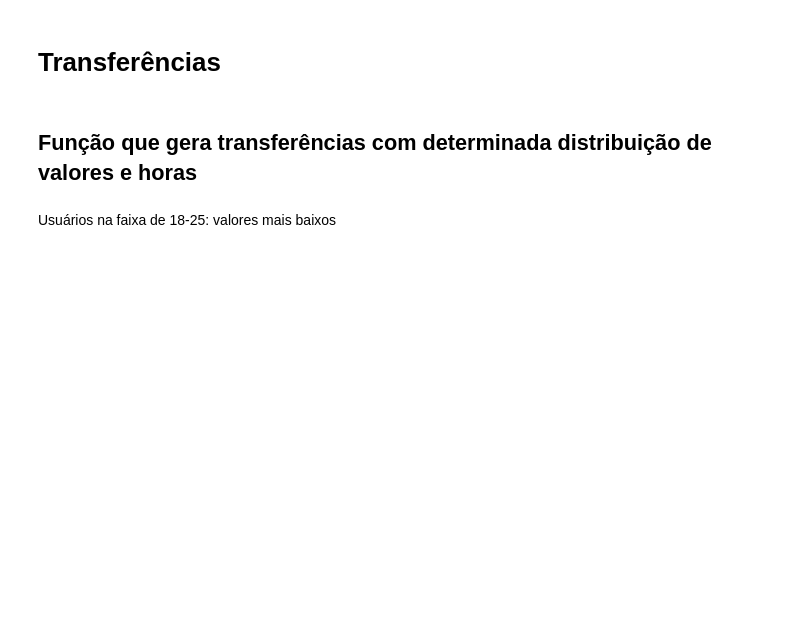
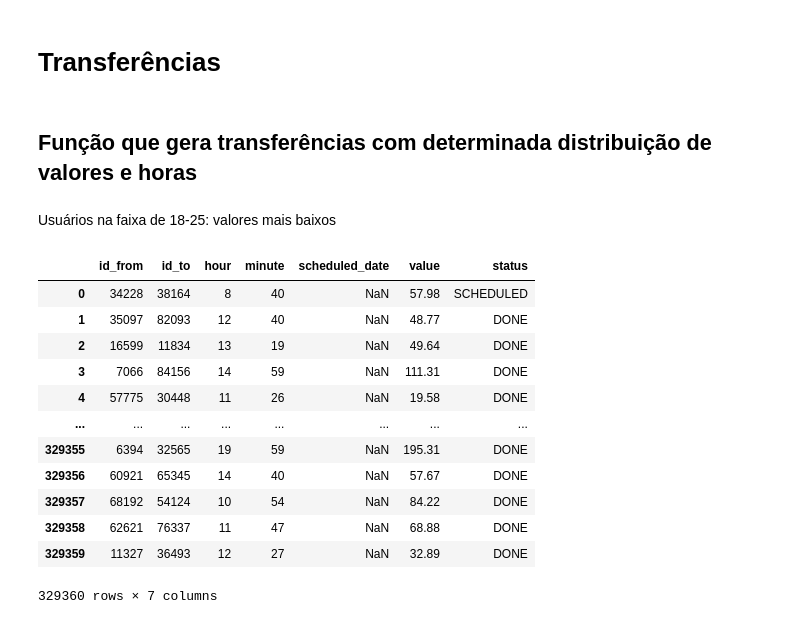
Before and after one commit to rubcube-guilhermetomiasi/mocking, a Jupyter notebook: mocking.ipynb, the cells around one changed output. Cells and saved outputs as stored; diff of their text form; code cells hidden in the pictures; blank space fills up the shorter version.

```diff
--- a/mocking.ipynb
+++ b/mocking.ipynb
@@ -450,9 +552,9 @@ def add_user_info(transfers: pd.DataFrame):
 Usuários na faixa de 18-25: valores mais baixos
 # %%
 user_subpopulation = users['age'].between(18, 25)
-subpopulation_size = user_subpopulation.count()
-active_sample_size = int(0.75 * subpopulation_size)
-active_users_ids = np.random.choice(users[user_subpopulation].index, size=active_sample_size)
+active_sample_percentage = 0.75
+active_users_ids = user_subpopulation.sample(frac=active_sample_percentage).index
+active_sample_size = len(active_users_ids)
 transfers_amount = 5 * active_sample_size
 transfers_18_25 = generate_transfers(
-    (active_users_ids, users.index), transfers_amount, loc=80, scale=50, num_outliers=int(transfers_amount * 0.01))
+    (active_users_ids, users.index), transfers_amount, loc=70, scale=50, num_outliers=int(transfers_amount * 0.008))
@@ -461,3 +561,20 @@ transfers_18_25
+# %%
+transfers_18_25 = transfers_18_25.sample(frac=1).reset_index(drop=True)
+display(transfers_18_25)
+# %% [output]
+|  | id_from | id_to | hour | minute | scheduled_date | value | status |
+| 0 | 34228 | 38164 | 8 | 40 | NaN | 57.98 | SCHEDULED |
+| 1 | 35097 | 82093 | 12 | 40 | NaN | 48.77 | DONE |
+| 2 | 16599 | 11834 | 13 | 19 | NaN | 49.64 | DONE |
+| 3 | 7066 | 84156 | 14 | 59 | NaN | 111.31 | DONE |
+| 4 | 57775 | 30448 | 11 | 26 | NaN | 19.58 | DONE |
+| ... | ... | ... | ... | ... | ... | ... | ... |
+| 329355 | 6394 | 32565 | 19 | 59 | NaN | 195.31 | DONE |
+| 329356 | 60921 | 65345 | 14 | 40 | NaN | 57.67 | DONE |
+| 329357 | 68192 | 54124 | 10 | 54 | NaN | 84.22 | DONE |
+| 329358 | 62621 | 76337 | 11 | 47 | NaN | 68.88 | DONE |
+| 329359 | 11327 | 36493 | 12 | 27 | NaN | 32.89 | DONE |
+329360 rows × 7 columns
 # %%
 transfers_18_25 = decide_transfers_dates(transfers_18_25)
 display(transfers_18_25)
```
Also changed, not shown: parts of 50 cells of this notebook.
